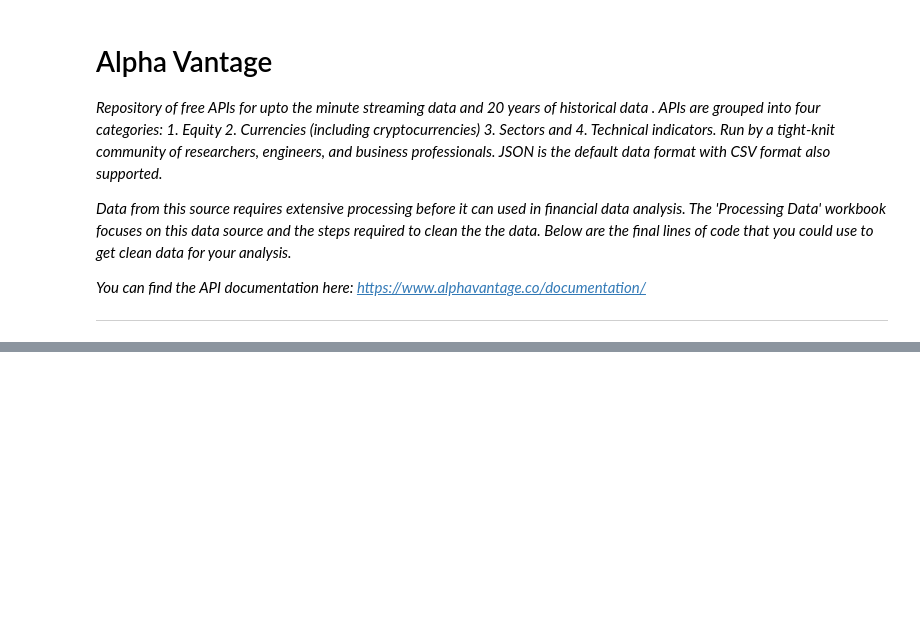
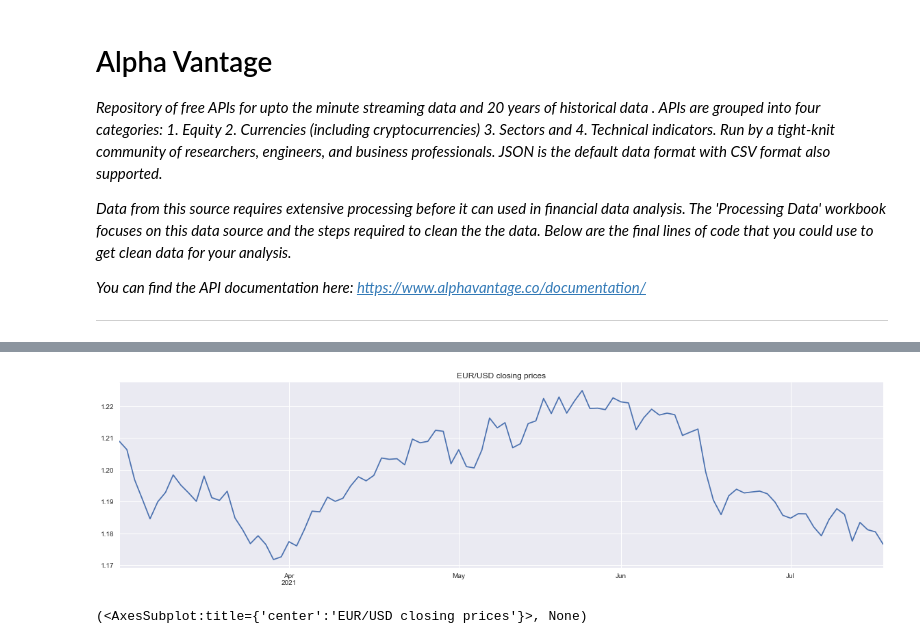
Before and after one commit to deyantodorov/Python, a Jupyter notebook: algo-trading/algotrading_datasources.ipynb, the cells around one changed output, grey strips where cells are left out. Saved outputs shown, nothing was run; the diff lists cells and outputs as text; code cells hidden in the pictures; blank space fills up the shorter version.

Commit message:
get data examples

```diff
--- a/algo-trading/algotrading_datasources.ipynb
+++ b/algo-trading/algotrading_datasources.ipynb
@@ -41,7 +60,9 @@ path = f'https://www.alphavantage.co/query?function=FX_DAILY&from_symbol=EUR&to_
 
 response = requests.get(path)
 alphadict = json.loads(response.text)
-
-print(response.text)
-
-# eur = pd.DataFrame(alphadict['Time Series FX (Daily)']).T
+eur = pd.DataFrame(alphadict['Time Series FX (Daily)']).T
+eur.index = pd.to_datetime(eur.index)
+eur = eur.sort_index(ascending=True)
+eur.columns = ['open', 'high', 'low', 'close']
+eur = eur.astype(float)
+eur.head()
@@ -47,0 +76,5 @@ print(response.text)
+# %%
+eur['close'].plot(figsize=(20, 5), title='EUR/USD closing prices'), plt.show()
+# %% [output]
+[figure, added]
+(<AxesSubplot:title={'center':'EUR/USD closing prices'}>, None)
```
Also changed, not shown: parts of 11 cells of this notebook, 1 other file.
